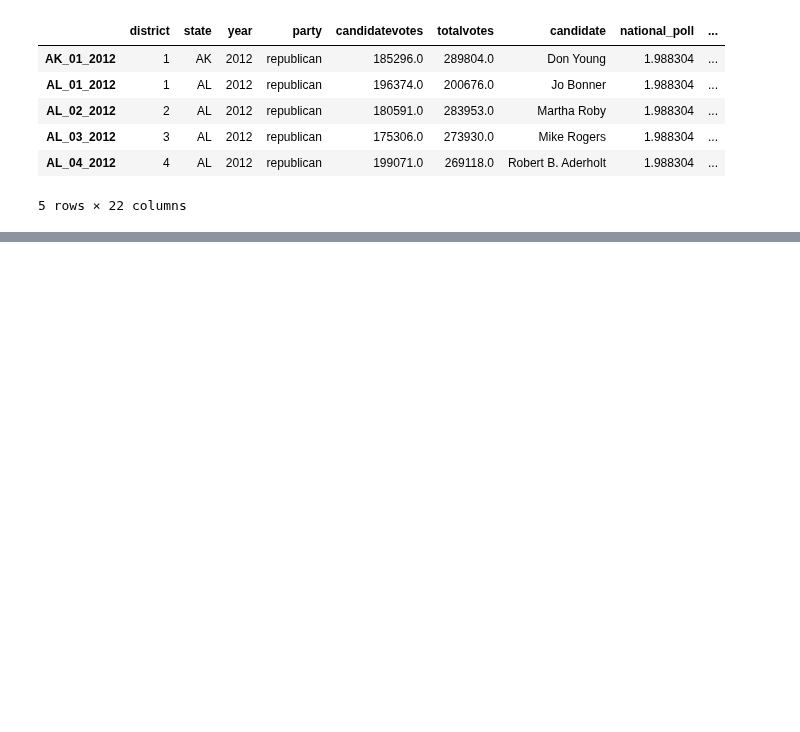
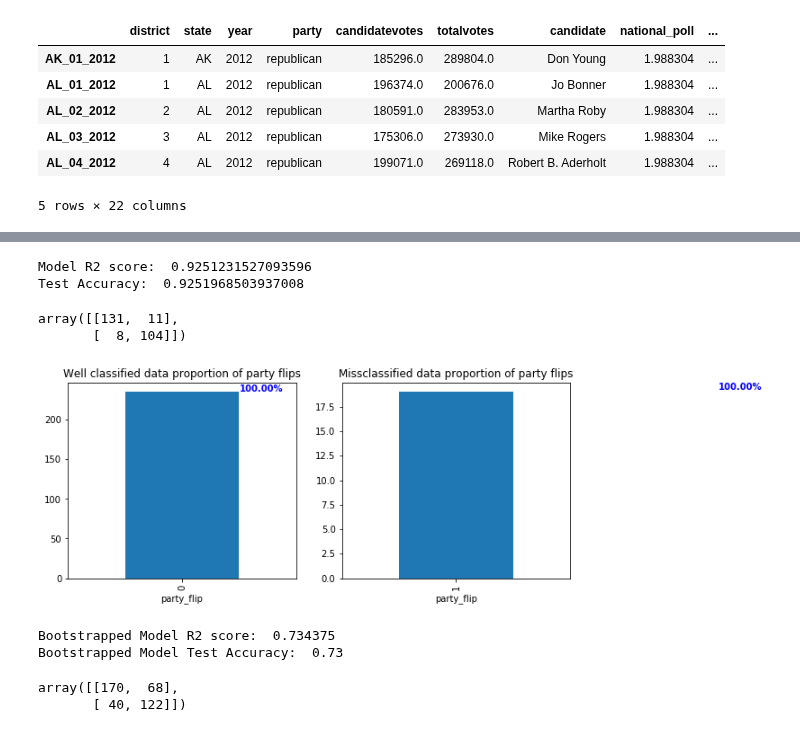
Before and after one commit to WildTangles/ac209a_project, a Jupyter notebook: Baseline_Model.ipynb, the cells around one changed output, grey strips where cells are left out. Saved outputs shown, nothing was run; the diff lists cells and outputs as text; code cells hidden in the pictures; blank space fills up the shorter version.

```diff
--- a/Baseline_Model.ipynb
+++ b/Baseline_Model.ipynb
@@ -101,0 +112,80 @@ print(np.sum(small_dataset["curr_win_dem"])/small_dataset.shape[0])
+# %%
+#model  LOGISTIC
+lr_model = LogisticRegressionCV(cv=5,random_state=209,multi_class='ovr',n_jobs=4)
+lr_model.fit(X_train,y_train)
+print("Model R2 score: ",lr_model.score(X_train,y_train))
+
+#predict on test set
+y_pred_test = lr_model.predict(X_test,)
+print("Test Accuracy: ",accuracy_score(y_test,y_pred_test))
+
+#confusion metrics
+confusion_matrix(y_test,y_pred_test)
+# %% [output]
+Model R2 score:  0.9251231527093596
+Test Accuracy:  0.9251968503937008
+array([[131,  11],
+       [  8, 104]])
+# %%
+#looking at the missclassifications
+
+miss_class_df = X_test[y_test != y_pred_test]
+good_class_df = X_test[y_test == y_pred_test]
+
+#plot the flips and non flips for each dat
+fig, ax = plt.subplots(1,2, figsize=(10,4))
+ax[0].set_title('Well classified data proportion of party flips')
+ax[1].set_title('Missclassified data proportion of party flips')
+
+good_class_df.groupby('party_flip')['party_flip'].count().plot.bar(ax=ax[0])
+miss_class_df.groupby('party_flip')['party_flip'].count().plot.bar(ax=ax[1])
+
+for name, group in (good_class_df.groupby('party_flip')['party_flip']):
+    ax[0].text(int(name)+.25, group.count() + .25, \
+    '{0:.2f}'.format(group.count()/good_class_df.shape[0]*100)+'%', color='blue', fontweight='bold')
+
+for name, group in (miss_class_df.groupby('party_flip')['party_flip']):
+    ax[1].text(int(name)+.15, group.count() + .25, \
+    '{0:.2f}'.format(group.count()/miss_class_df.shape[0]*100)+'%', color='blue', fontweight='bold')
+# %% [output]
+[figure, added]
+# %%
+#Over-sampling minority class and under-sampling majority class
+#https://www.cs.cmu.edu/afs/cs/project/jair/pub/volume16/chawla02a-html/chawla2002.html
+
+N=1000
+bootstrapped_df_flip = small_dataset[small_dataset['party_flip']==1].\
+                        sample(N, replace=True,random_state=209)
+bootstrapped_df_no_flip = small_dataset[small_dataset['party_flip']!=1].\
+                        sample(N,replace=True,random_state=209)
+bootstrapped_df = pd.concat([bootstrapped_df_flip,bootstrapped_df_no_flip])
+bootstrapped_df =pd.DataFrame(bootstrapped_df)
+bootstrapped_df.shape
+
+
+#split data into train and test
+train_data, test_data = train_test_split(bootstrapped_df, test_size=.2, \
+                        stratify=bootstrapped_df.party_flip,random_state=209)
+y_train=train_data["curr_win_dem"]
+y_test = test_data["curr_win_dem"]
+X_train=train_data[bootstrapped_df.columns.difference(["curr_win_dem"])]
+X_test=test_data[bootstrapped_df.columns.difference(["curr_win_dem"])]
+
+
+#train
+#model  LOGISTIC
+lr_model = LogisticRegressionCV(cv=5,random_state=42,multi_class='ovr',n_jobs=4)
+lr_model.fit(X_train,y_train)
+print("Bootstrapped Model R2 score: ",lr_model.score(X_train,y_train))
+
+#predict on test set
+y_pred_test = lr_model.predict(X_test)
+print("Bootstrapped Model Test Accuracy: ",accuracy_score(y_test,y_pred_test))
+
+#confusion metrics
+confusion_matrix(y_test,y_pred_test)
+# %% [output]
+Bootstrapped Model R2 score:  0.734375
+Bootstrapped Model Test Accuracy:  0.73
+array([[170,  68],
+       [ 40, 122]])
```
Also changed, not shown: parts of 24 cells of this notebook.
